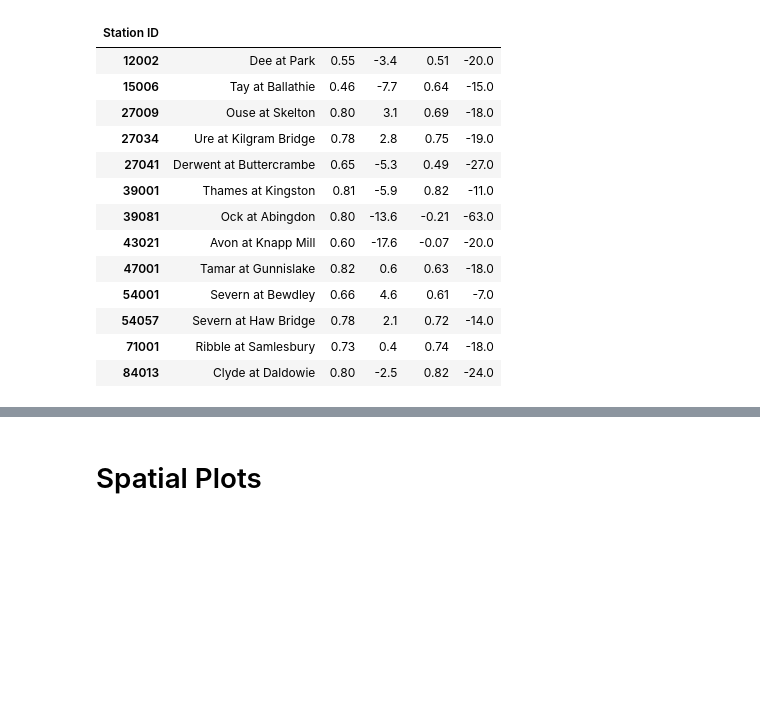
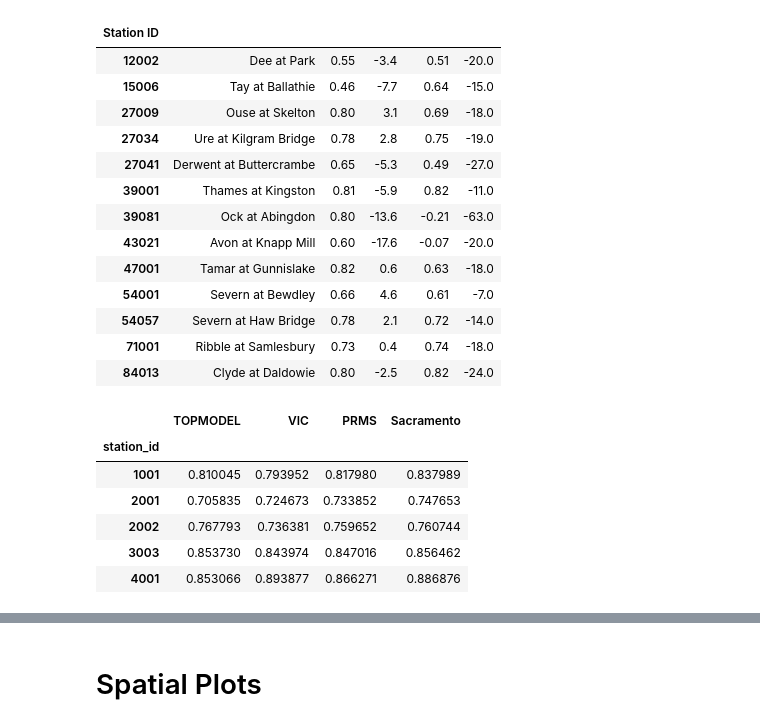
Before and after one commit to ECMWFCode4Earth/ml_drought, a Jupyter notebook: notebooks/draft/48_a_ML_model_errors.ipynb, the cells around one changed output, grey strips where cells are left out. Saved outputs shown, nothing was run; the diff lists cells and outputs as text; code cells hidden in the pictures; blank space fills up the shorter version.

```diff
--- a/notebooks/draft/48_a_ML_model_errors.ipynb
+++ b/notebooks/draft/48_a_ML_model_errors.ipynb
@@ -427,15 +447,25 @@ process_errors
 | 71001 | Ribble at Samlesbury | 0.73 | 0.4 | 0.74 | -18.0 |
 | 84013 | Clyde at Daldowie | 0.80 | -2.5 | 0.82 | -24.0 |
 # %%
-fuse_nse = fuse_errors.drop(["rmse", "bias", "r2"], axis=1, level=1).droplevel(axis=1, level=1)
-fuse_rmse = fuse_errors.drop(["nse", "bias", "r2"], axis=1, level=1).droplevel(axis=1, level=1)
-fuse_bias = fuse_errors.drop(["rmse", "nse", "r2"], axis=1, level=1).droplevel(axis=1, level=1)
-fuse_r2 = fuse_errors.drop(["rmse", "bias", "nse"], axis=1, level=1).droplevel(axis=1, level=1)
+fuse_nse = fuse_errors.drop(["rmse", "bias", "r2"], axis=1, level=0).droplevel(axis=1, level=0)
+fuse_rmse = fuse_errors.drop(["nse", "bias", "r2"], axis=1, level=0).droplevel(axis=1, level=0)
+fuse_bias = fuse_errors.drop(["rmse", "nse", "r2"], axis=1, level=0).droplevel(axis=1, level=0)
+fuse_r2 = fuse_errors.drop(["rmse", "bias", "nse"], axis=1, level=0).droplevel(axis=1, level=0)
 
-fuse_nse = fuse_nse.join(fuse_errors.iloc[:, 0]).rename({("Name", "nse"): 'Name'}, axis=1)
-fuse_rmse = fuse_rmse.join(fuse_errors.iloc[:, 0]).rename({("Name", "nse"): 'Name'}, axis=1)
-fuse_bias = fuse_bias.join(fuse_errors.iloc[:, 0]).rename({("Name", "nse"): 'Name'}, axis=1)
-fuse_r2 = fuse_r2.join(fuse_errors.iloc[:, 0]).rename({("Name", "nse"): 'Name'}, axis=1)
+fuse_nse = fuse_nse.join(fuse_errors.iloc[:, 0]).rename({("Name", "nse"): 'Name'}, axis=1).iloc[:, :-1]
+fuse_rmse = fuse_rmse.join(fuse_errors.iloc[:, 0]).rename({("Name", "nse"): 'Name'}, axis=1).iloc[:, :-1]
+fuse_bias = fuse_bias.join(fuse_errors.iloc[:, 0]).rename({("Name", "nse"): 'Name'}, axis=1).iloc[:, :-1]
+fuse_r2 = fuse_r2.join(fuse_errors.iloc[:, 0]).rename({("Name", "nse"): 'Name'}, axis=1).iloc[:, :-1]
+
+fuse_r2.head()
+# %% [output]
+|  | TOPMODEL | VIC | PRMS | Sacramento |
+| station_id |  |  |  |  |
+| 1001 | 0.810045 | 0.793952 | 0.817980 | 0.837989 |
+| 2001 | 0.705835 | 0.724673 | 0.733852 | 0.747653 |
+| 2002 | 0.767793 | 0.736381 | 0.759652 | 0.760744 |
+| 3003 | 0.853730 | 0.843974 | 0.847016 | 0.856462 |
+| 4001 | 0.853066 | 0.893877 | 0.866271 | 0.886876 |
 # %%
 # NSE
 nse = fuse_nse_df.join(
```
Also changed, not shown: parts of 34 cells of this notebook, 3 other files.
